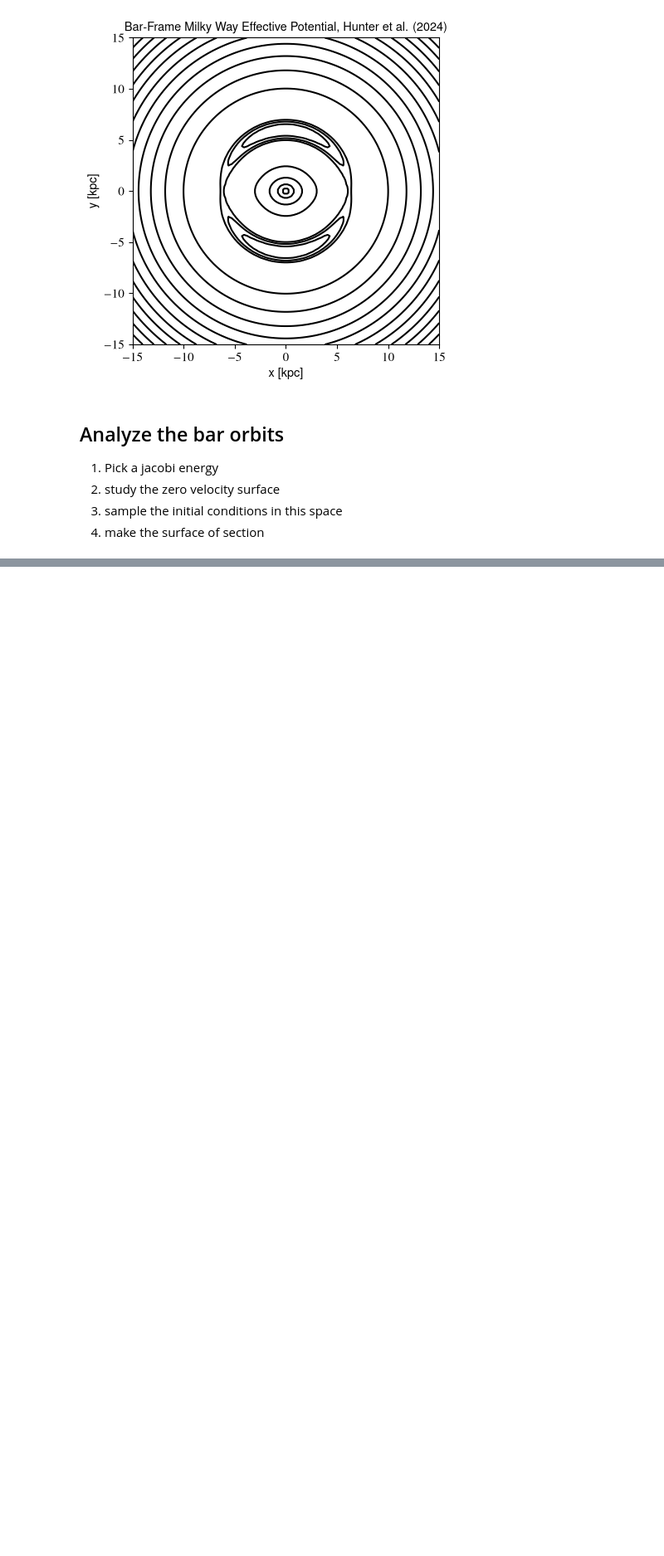
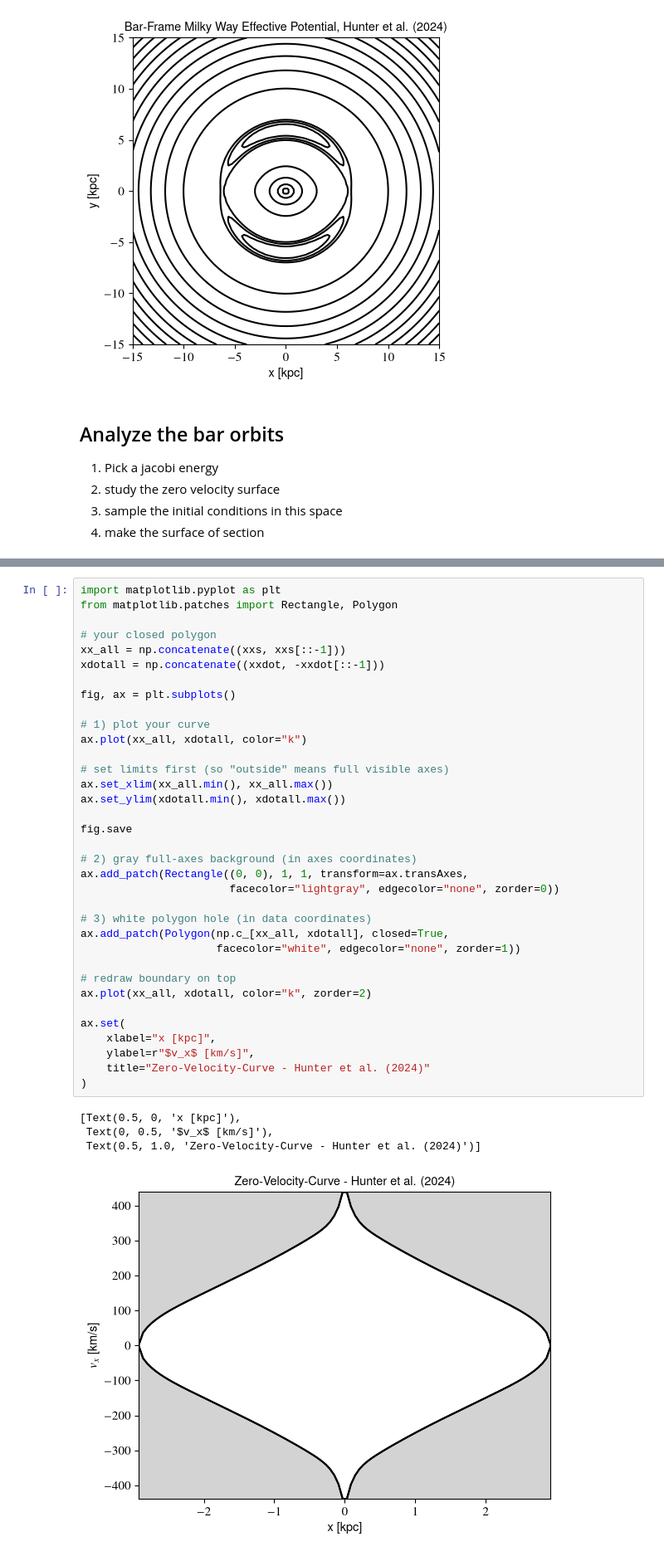
Before and after one commit to salvatore-ferrone/bar-dynamics, a Jupyter notebook: scrap/bar_supporting_orbits.ipynb, the cells around one changed output, grey strips where cells are left out. Shown at 83% size. Saved outputs shown, nothing was run; the diff lists cells and outputs as text; blank space fills up the shorter version.

```diff
--- a/scrap/bar_supporting_orbits.ipynb
+++ b/scrap/bar_supporting_orbits.ipynb
@@ -352,0 +378,40 @@ fig.savefig("phi_eff_hunter_2024_frame5.png",dpi=300)
+# %%
+import matplotlib.pyplot as plt
+from matplotlib.patches import Rectangle, Polygon
+
+# your closed polygon
+xx_all = np.concatenate((xxs, xxs[::-1]))
+xdotall = np.concatenate((xxdot, -xxdot[::-1]))
+
+fig, ax = plt.subplots()
+
+# 1) plot your curve
+ax.plot(xx_all, xdotall, color="k")
+
+# set limits first (so "outside" means full visible axes)
+ax.set_xlim(xx_all.min(), xx_all.max())
+ax.set_ylim(xdotall.min(), xdotall.max())
+
+fig.save
+
+# 2) gray full-axes background (in axes coordinates)
+ax.add_patch(Rectangle((0, 0), 1, 1, transform=ax.transAxes,
+                       facecolor="lightgray", edgecolor="none", zorder=0))
+
+# 3) white polygon hole (in data coordinates)
+ax.add_patch(Polygon(np.c_[xx_all, xdotall], closed=True,
+                     facecolor="white", edgecolor="none", zorder=1))
+
+# redraw boundary on top
+ax.plot(xx_all, xdotall, color="k", zorder=2)
+
+ax.set(
+    xlabel="x [kpc]",
+    ylabel=r"$v_x$ [km/s]",
+    title="Zero-Velocity-Curve - Hunter et al. (2024)"
+)
+# %% [output]
+[Text(0.5, 0, 'x [kpc]'),
+ Text(0, 0.5, '$v_x$ [km/s]'),
+ Text(0.5, 1.0, 'Zero-Velocity-Curve - Hunter et al. (2024)')]
+[figure, added]
```
Also changed, not shown: parts of 5 cells of this notebook.
